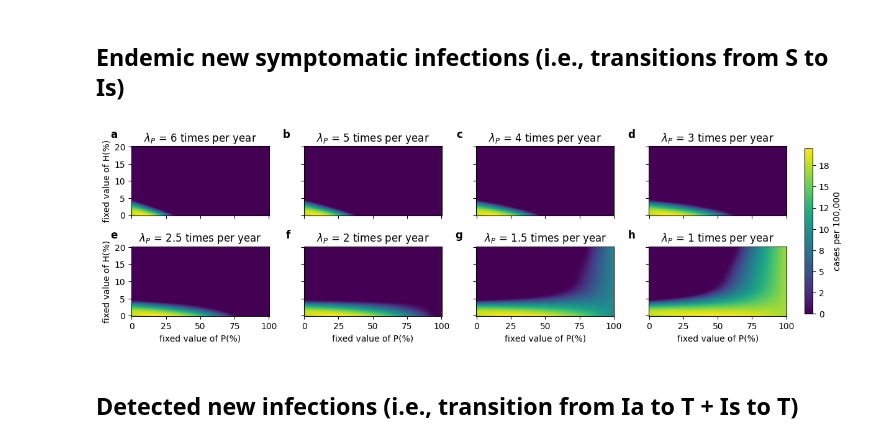
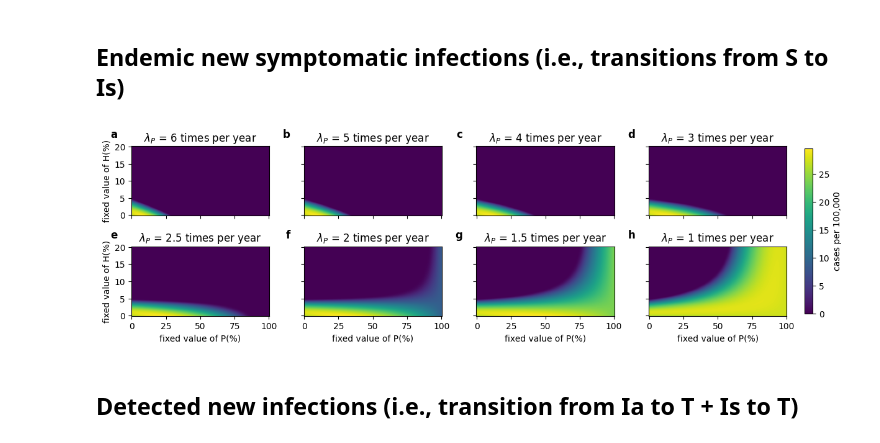
Before and after one commit to Priesemann-Group/testing-paradox-HIV-STI, a Jupyter notebook: notebooks/modified_STI_model_sweep.ipynb, the cells around one changed output. Saved outputs shown, nothing was run; the diff lists cells and outputs as text; code cells hidden in the pictures.

```diff
--- a/notebooks/modified_STI_model_sweep.ipynb
+++ b/notebooks/modified_STI_model_sweep.ipynb
@@ -919,7 +1043,12 @@ plt.show()
 # %% [markdown]
 ## Endemic new symptomatic infections (i.e., transitions from S to Is)
 # %%
+# Load the results from the file
+results = np.load(
+    "../results/results_from_modified_sti_sweep.npy", allow_pickle=True
+).item()
 # Plotting
+
 
 
 lambda_P_labels = [
@@ -934,24 +1063,37 @@ lambda_P_labels = [
 ]
 
 
+
 # Define a formatter function that multiplies the value by 100,000
+
+
+
 def formatter(x, pos):
+
+
     return f"{x * 1e5:.0f}"
+
 
 
 # Determine the global vmin and vmax
 all_infections = np.concatenate(
+
     [results[lambda_P]["res_symp_infections"].flatten() for lambda_P in lambda_P_values]
 )
+
 
 
 global_vmin = np.min(all_infections)
 
 
+
 global_vmax = np.max(all_infections)
 
 
+
 num_lambda_P = len(lambda_P_values)
+
+
 
 gridspec = {
     "wspace": 0,
@@ -959,6 +1101,8 @@ gridspec = {
     "width_ratios": [1, 1, 1, 1],
     "height_ratios": [1, 1],
 }
+
+
 fig, axes = plt.subplots(
     2,
     num_lambda_P // 2,
@@ -968,20 +1112,43 @@ fig, axes = plt.subplots(
 )
 
 
+
 nrows, ncols = axes.shape  # Assuming axes is a 2D array of subplots
+
+
 for idx, lambda_P in enumerate(lambda_P_values):
+
+
     ax = axes.flat[idx]
+
+
     res_infections = results[lambda_P]["res_symp_infections"]
+
+
     cax = ax.imshow(res_infections, origin="lower", vmin=global_vmin, vmax=global_vmax)
+
+
     ax.set_title(f"$\lambda_P$ = {lambda_P_labels[idx]}")
 
+
     # Determine the position of the subplot
+
+
     row, col = divmod(idx, ncols)
 
+
     # Set xlabels only on the bottom most subplots
+
+
     if row == nrows - 1:
+
+
         ax.set_xlabel("fixed value of P(%)")
+
+
         ax.set_xticks([0, 50, 100, 150, 200])
+
+
         ax.set_xticklabels(
             [
                 int(Ps[0] * 100),
@@ -991,13 +1158,26 @@ for idx, lambda_P in enumerate(lambda_P_values):
                 int(Ps[200] * 100),
             ]
         )
+
+
     else:
+
+
         ax.set_xticklabels([])  # Hide xtick labels for non-bottom subplots
 
+
     # Set ylabels only on the left most subplots
+
+
     if col == 0:
+
+
         ax.set_ylabel("fixed value of H(%)")
+
+
         ax.set_yticks([0, 25, 50, 75, 100])
+
+
         ax.set_yticklabels(
             [
                 int(Hs[0] * 100),
@@ -1007,39 +1187,61 @@ for idx, lambda_P in enumerate(lambda_P_values):
                 int(Hs[100] * 100),
             ]
         )
+
+
     else:
+
+
         ax.set_yticks([0, 25, 50, 75, 100])
+
+
         ax.set_yticklabels([])  # Hide ytick labels for non-left subplots
+
 
     # Adding subpanel letters, adjust x and y positions as needed
     ax.text(
+
         -0.1,
         1.25,
         chr(97 + idx),
         transform=ax.transAxes,
         fontsize=12,
         fontweight="bold",
         va="top",
         ha="right",
     )
 
+
+
 # Create a single color bar for the whole figure
+
+
 cbar = fig.colorbar(
     cax,
+
     ax=axes.ravel().tolist(),
     shrink=0.88,
     format=FuncFormatter(formatter),
     pad=0.015,
 )
+
+
 cbar.ax.set_ylabel("cases per 100,000")
+
+
 # fig.suptitle(
+
+
 #     "Endemic new symptomatic infections (i.e., transitions from S to Is)"
+
+
 # )
 
 
+
 plt.show()
 # %% [output]
-[figure, old version]
+[figure, new version]
 # %% [markdown]
 ## Detected new infections (i.e., transition from Ia to T + Is to T)
 # %%
```
Also changed, not shown: parts of 1 cell of this notebook, 6 other files.
